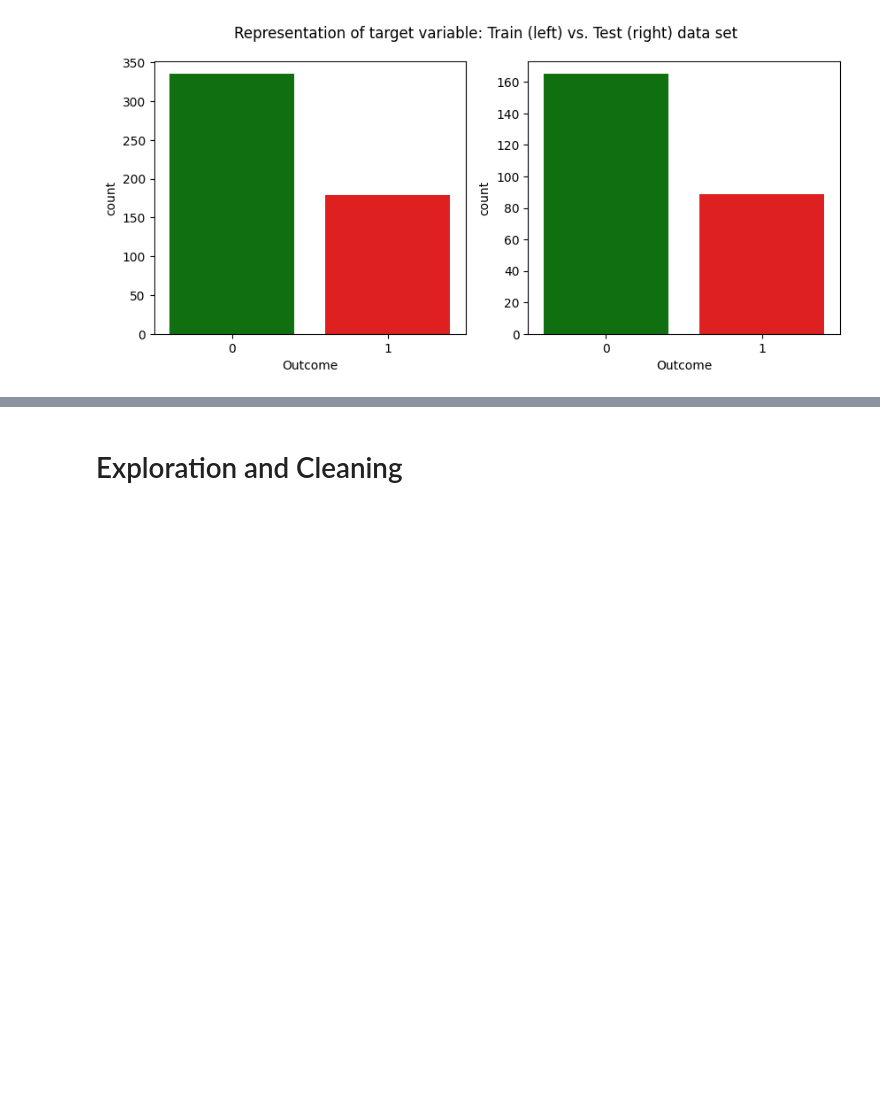
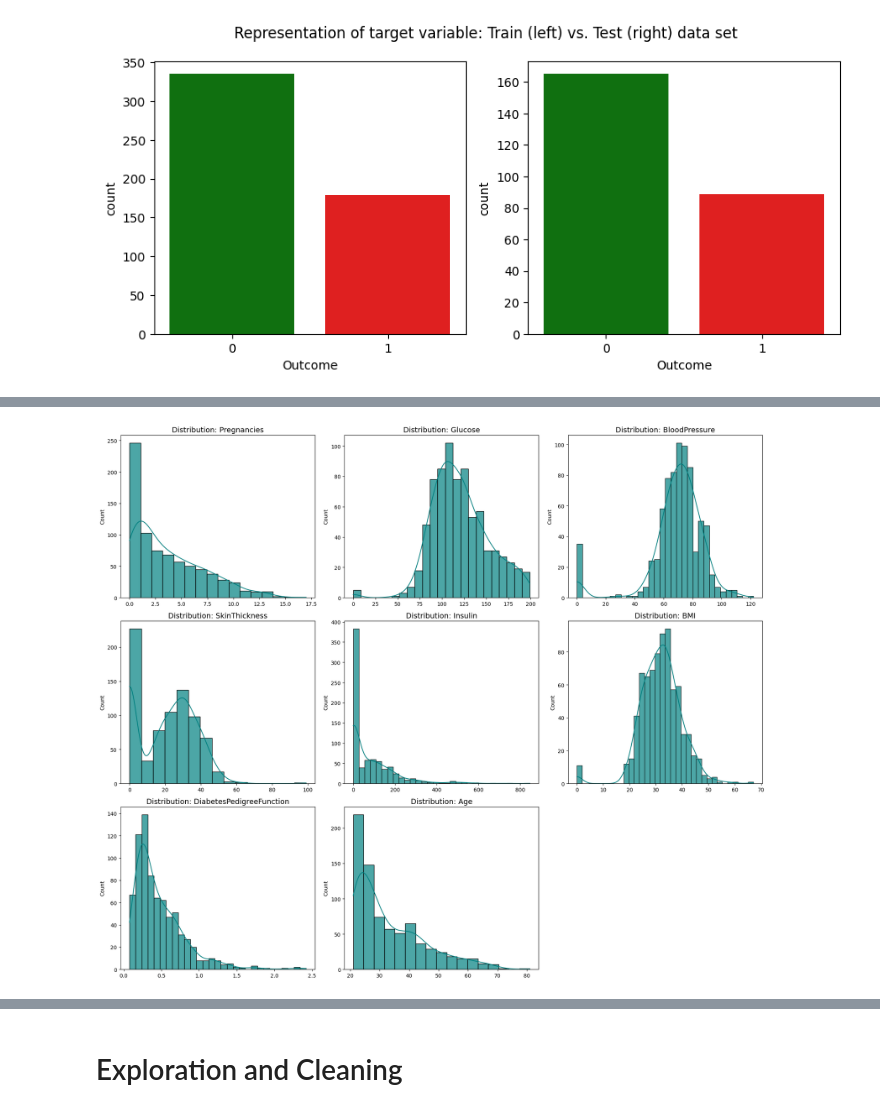
Before and after one commit to avvv-ml-prep-materials/a_nf_0022_ds-diabetes-challenge, a Jupyter notebook: 2_Diabetes_Challenge_WiP2.ipynb, the cells around one changed output, grey strips where cells are left out. Cells and saved outputs as stored; diff of their text form; code cells hidden in the pictures; blank space fills up the shorter version.

```diff
--- a/2_Diabetes_Challenge_WiP2.ipynb
+++ b/2_Diabetes_Challenge_WiP2.ipynb
@@ -288,0 +325,24 @@ sns.countplot(x=df_test.Outcome, ax=axes[1], palette={'0': 'green', '1': 'red'})
+# %%
+import math
+
+# Выцепляем только признаки, Outcome нам в общую кучу не нужен
+features = [col for col in data.columns if col != 'Outcome']
+n_cols = 3
+n_rows = math.ceil(len(features) / n_cols) # Считаем строки с округлением вверх
+
+plt.figure(figsize=(18, n_rows * 5)) # Высоту подгоняем под количество строк
+
+for i, col in enumerate(features):
+    ax = plt.subplot(n_rows, n_cols, i + 1)
+
+    # Рисуем гистограмму, добавим чуток стиля
+    sns.histplot(data[col], kde=True, ax=ax, color='teal', alpha=0.7)
+
+    plt.title(f'Distribution: {col}', fontsize=14)
+    plt.xlabel('') # Убираем лишние подписи снизу, и так понятно
+    plt.ylabel('Count')
+
+plt.tight_layout()
+plt.show()
+# %% [output]
+[figure, added]
```
Also changed, not shown: parts of 8 cells of this notebook.
